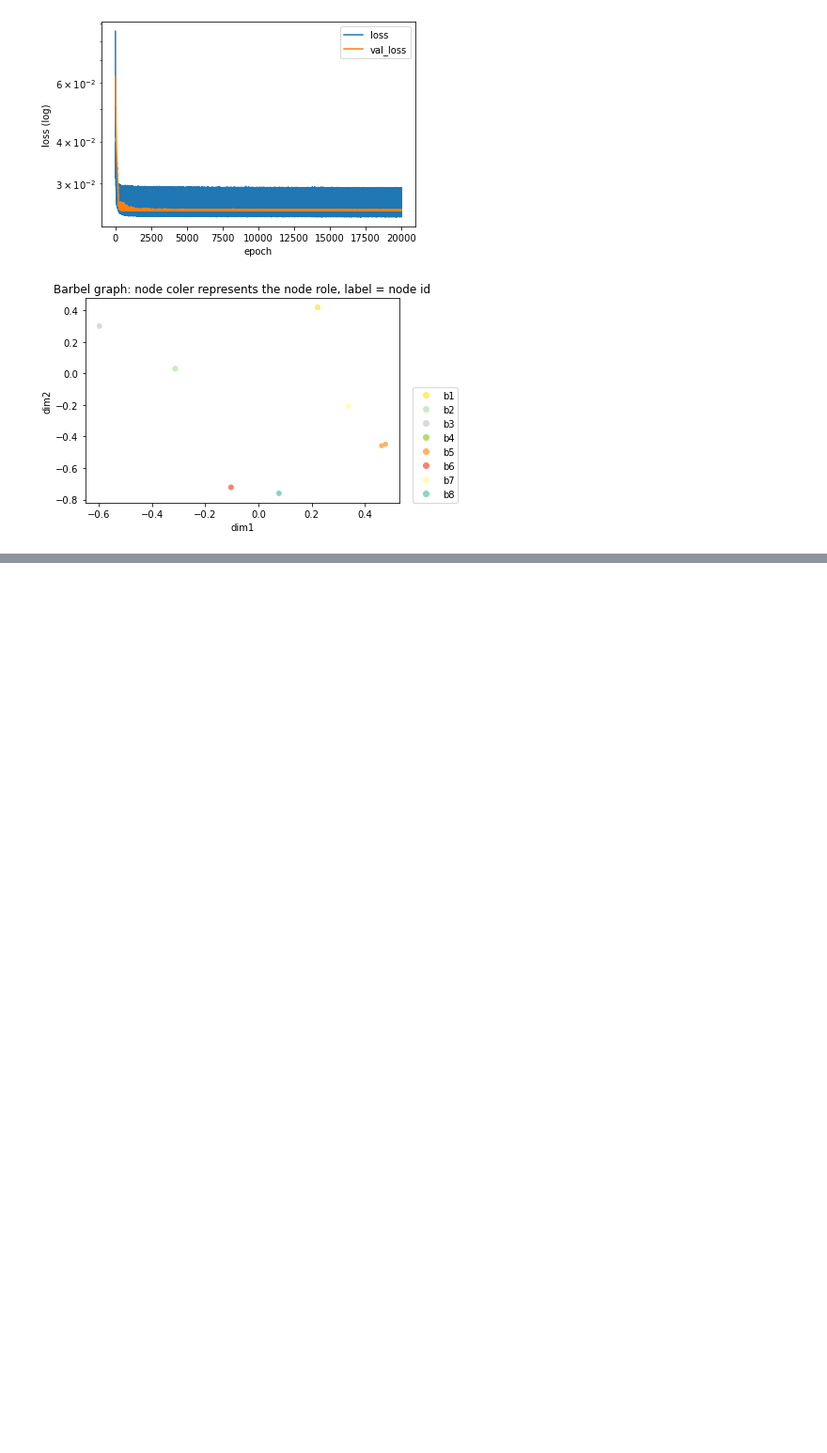
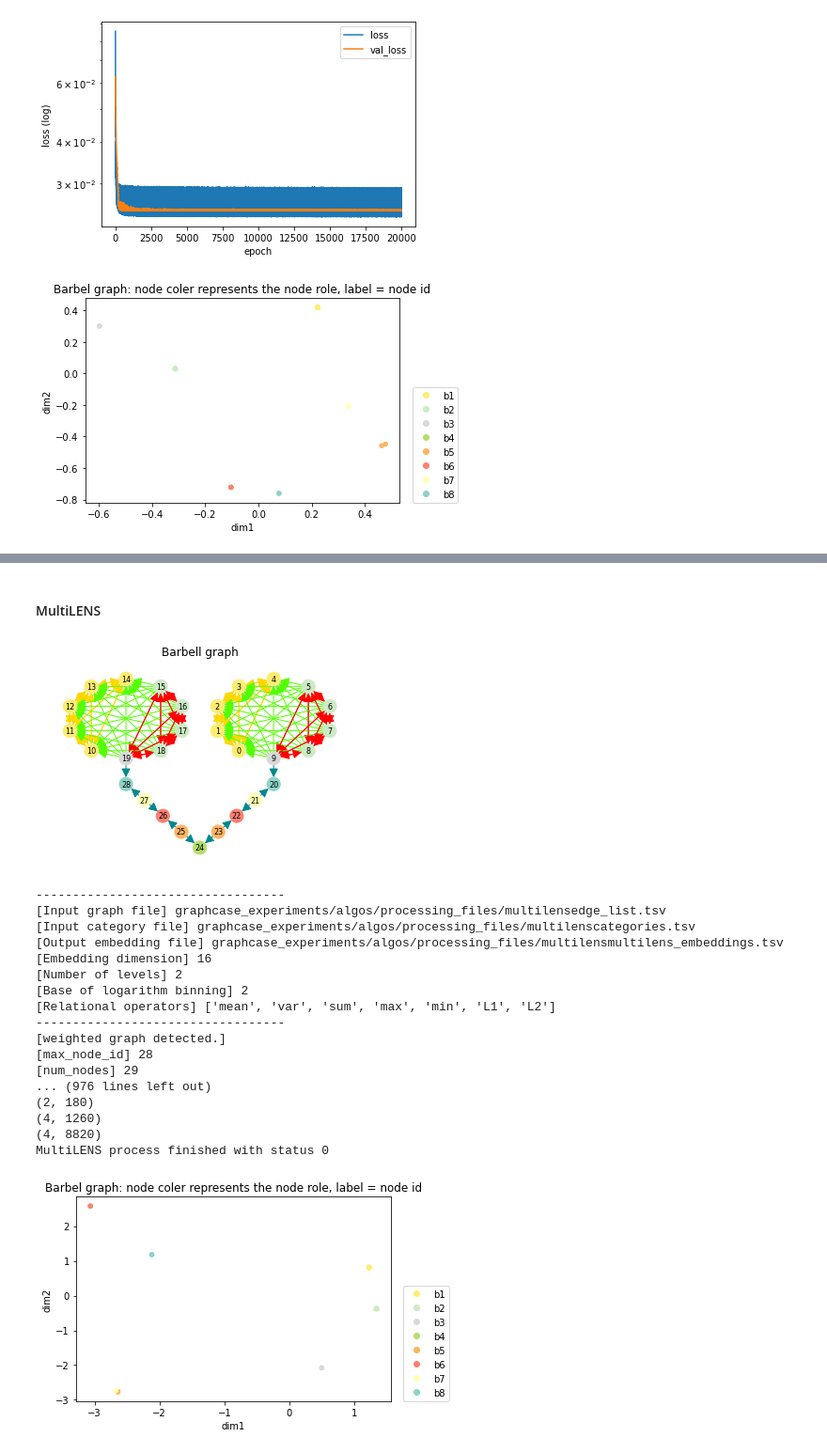
Before and after one commit to tonyPo/tmp, a Jupyter notebook: notebook_barbell.ipynb, the cells around one changed output, grey strips where cells are left out. Shown: that part at 94% size. Saved outputs shown, nothing was run; the diff lists cells and outputs as text; code cells hidden in the pictures; blank space fills up the shorter version.

```diff
--- a/notebook_barbell.ipynb
+++ b/notebook_barbell.ipynb
@@ -66,0 +35,34 @@ WARNING:absl:Found untraced functions such as dense_8_layer_call_fn, dense_8_lay
+# %% [markdown]
+#### MultiLENS
+# %%
+import tensorflow as tf
+from graphcase_experiments.experiments.barbell_exp import barbell_exp
+from graphcase_experiments.algos.MultiLENSwrapper import MultilensWrapper
+
+params = {
+    '--dim': 16,
+    '--L': 2,
+    '--base': 2
+}
+
+embed, G, tbl = barbell_exp(execute_grid_search=False, algo=MultilensWrapper, params=params)
+# %% [output]
+[figure, added]
+----------------------------------
+[Input graph file] graphcase_experiments/algos/processing_files/multilensedge_list.tsv
+[Input category file] graphcase_experiments/algos/processing_files/multilenscategories.tsv
+[Output embedding file] graphcase_experiments/algos/processing_files/multilensmultilens_embeddings.tsv
+[Embedding dimension] 16
+[Number of levels] 2
+[Base of logarithm binning] 2
+[Relational operators] ['mean', 'var', 'sum', 'max', 'min', 'L1', 'L2']
+----------------------------------
+[weighted graph detected.]
+[max_node_id] 28
+[num_nodes] 29
+... (976 lines left out)
+(2, 180)
+(4, 1260)
+(4, 8820)
+MultiLENS process finished with status 0
+[figure, added]
```
Also changed, not shown: parts of 7 cells of this notebook, 14 other files.
